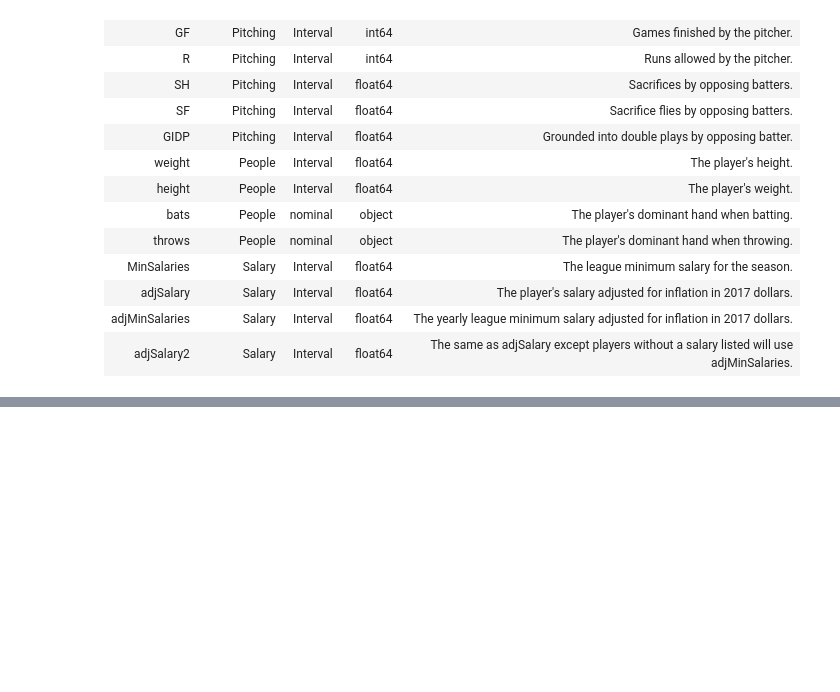
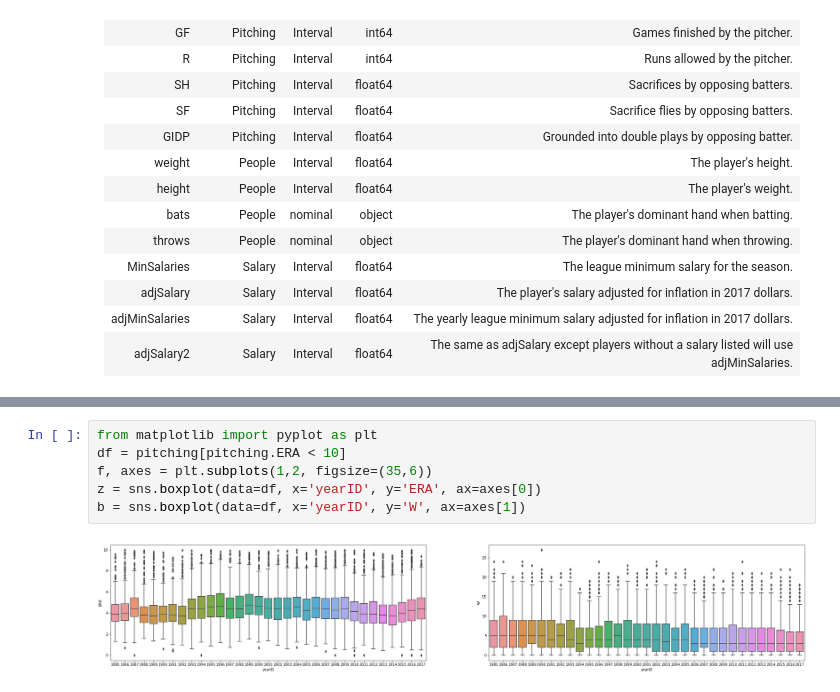
Before and after one commit to georgesturrock/7331_Lab3, a Jupyter notebook: DataUnderstanding.ipynb, the cells around one changed output, grey strips where cells are left out. Cells and saved outputs as stored; diff of their text form; blank space fills up the shorter version.

Commit message:
data understanding 2

```diff
--- a/DataUnderstanding.ipynb
+++ b/DataUnderstanding.ipynb
@@ -975,0 +953,8 @@ import matplotlib.pyplot as plt
+# %%
+from matplotlib import pyplot as plt
+df = pitching[pitching.ERA < 10]
+f, axes = plt.subplots(1,2, figsize=(35,6))
+z = sns.boxplot(data=df, x='yearID', y='ERA', ax=axes[0])
+b = sns.boxplot(data=df, x='yearID', y='W', ax=axes[1])
+# %% [output]
+[figure, added]
```
Also changed, not shown: parts of 7 cells of this notebook, 4 other files.
